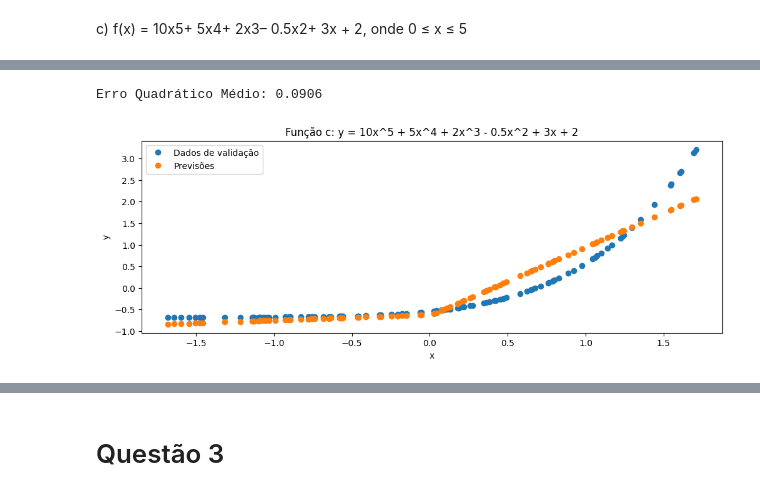
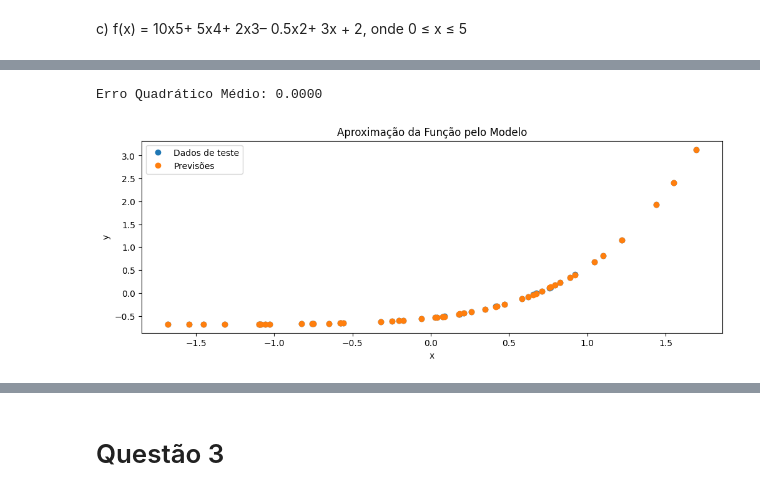
Before and after one commit to ArthurrCr/DEEP-LEARNING, a Jupyter notebook: [DL] 1A Lista_.ipynb, the cells around one changed output, grey strips where cells are left out. Drawn from its saved outputs; the diff is of its cells as text; code cells hidden in the pictures.

```diff
--- a/[DL] 1A Lista_.ipynb
+++ b/[DL] 1A Lista_.ipynb
@@ -674,8 +699,8 @@ training_costs = []
 validation_costs = []
 
 # Treinamento do modelo Por Lote (Batch)
-for i in range(50000):
-    # Forward propagation
+for i in range(500000):
+    # Forward propagation camada
     AL_b, caches_b = L_model_forward(x_train_b_standardized, parameters_b, hidden_activation='relu', output_activation='linear')
 
     # Compute cost.
@@ -686,7 +711,7 @@ for i in range(50000):
     grads_b = L_model_backward(AL_b, y_train_b_standardized, caches_b, hidden_activation='relu', output_activation='linear', problema='regressao')
 
     # Update parameters.
-    parameters_b = update_parameters(parameters_b, grads_b, learning_rate=0.1)
+    parameters_b = update_parameters(parameters_b, grads_b, learning_rate=43)
 
     # Compute validation cost.
     AL_val_b, _ = L_model_forward(x_val_b_standardized, parameters_b, hidden_activation='relu', output_activation='linear')
@@ -696,6 +721,6 @@ for i in range(50000):
     if i % 10000 == 0:
         print(f"Iteração {i} - Custo de Treinamento: {cost_train} - Custo de Validação: {cost_val}")
 
-    if cost_train <= 0.01:
+    if cost_train <= 0.00001:
         break
 # %% [output]
@@ -752,11 +804,14 @@ y_samples_c = function_c(x_samples_c)
 
 # Dividindo os dados em conjuntos de treinamento e validação
 indices_c = np.random.permutation(len(x_samples_c))
-train_indices_c = indices_c[:int(0.8*len(x_samples_c))]
-val_indices_c = indices_c[int(0.8*len(x_samples_c)):]
+train_indices_c = indices_c[:int(0.8*len(x_samples_c))] # 80% dos dados para treinamento
+val_indices_c = indices_c[int(0.8*len(x_samples_c)):int(0.9*len(x_samples_c))] # 10% dos dados para validação
+test_indices_c = indices_c[int(0.9*len(x_samples_c)):] # 10% dos dados para teste
 
 x_train_c = x_samples_c[train_indices_c].reshape(1, -1)
 y_train_c = y_samples_c[train_indices_c].reshape(1, -1)
 x_val_c = x_samples_c[val_indices_c].reshape(1, -1)
 y_val_c = y_samples_c[val_indices_c].reshape(1, -1)
+x_test_c = x_samples_c[test_indices_c].reshape(1, -1)
+y_test_c = y_samples_c[test_indices_c].reshape(1, -1)
 # %%
@@ -784,9 +840,11 @@ std_y_train_c = np.std(y_train_c)
 x_train_c_standardized = (x_train_c - mean_x_train_c) / std_x_train_c
 y_train_c_standardized = (y_train_c - mean_y_train_c) / std_y_train_c
 
-# Padronização dos conjuntos de validação usando os mesmos parâmetros do conjunto de treinamento
+# Padronização dos conjuntos de validação e teste
 x_val_c_standardized = (x_val_c - mean_x_train_c) / std_x_train_c
 y_val_c_standardized = (y_val_c - mean_y_train_c) / std_y_train_c
+x_test_c_standardized = (x_test_c - mean_x_train_c) / std_x_train_c
+y_test_c_standardized = (y_test_c - mean_y_train_c) / std_y_train_c
 # %%
 # plotar a função c
 plt.figure(figsize=(12, 4))
@@ -813,7 +870,7 @@ training_costs_c = []
 validation_costs_c = []
 
 # Treinamento do modelo Por Lote (Batch)
-for i in range(25000):
+for i in range(2500000):
     # Forward propagation
     AL_c, caches_c = L_model_forward(x_train_c_standardized, parameters_c, hidden_activation='relu', output_activation='linear')
 
@@ -825,7 +882,7 @@ for i in range(25000):
     grads_c = L_model_backward(AL_c, y_train_c_standardized, caches_c, hidden_activation='relu', output_activation='linear', problema='regressao')
 
     # Update parameters.
-    parameters_c = update_parameters(parameters_c, grads_c, learning_rate=0.1)
+    parameters_c = update_parameters(parameters_c, grads_c, learning_rate=43)
 
     # Compute validation cost.
     AL_val_c, _ = L_model_forward(x_val_c_standardized, parameters_c, hidden_activation='relu', output_activation='linear')
@@ -835,6 +892,6 @@ for i in range(25000):
     if i % 10000 == 0:
         print(f"Iteração {i} - Custo de Treinamento: {cost_train_c} - Custo de Validação: {cost_val_c}")
 
-    if cost_train_c <= 0.01:
+    if cost_train_c <= 0.00001:
         break
 # %% [output]
@@ -844,23 +914,23 @@ Iteração 20000 - Custo de Treinamento: 0.1069328049403545 - Custo de Validaç
 # %%
 # Propagação para frente para fazer previsões com o modelo treinado
-AL_test_c, _ = L_model_forward(x_val_c_standardized, parameters_c, hidden_activation='relu', output_activation='linear')
+AL_test_c, _ = L_model_forward(x_test_c_standardized, parameters_c, hidden_activation='relu', output_activation='linear')
 
 # Erro quadrático médio
-mse_c = np.mean((AL_test_c - y_val_c_standardized)**2)
+mse_c = np.mean((AL_test_c - y_test_c_standardized)**2)
 print(f"Erro Quadrático Médio: {mse_c:.4f}")
 
 # Plotar a função c
 plt.figure(figsize=(12, 4))
-plt.plot(x_val_c_standardized.T, y_val_c_standardized.T, 'o', label='Dados de validação')
-plt.plot(x_val_c_standardized.T, AL_test_c.T, 'o', label='Previsões')
-plt.title('Função c: y = 10x^5 + 5x^4 + 2x^3 - 0.5x^2 + 3x + 2')
+plt.plot(x_test_c_standardized.T, y_test_c_standardized.T, 'o', label='Dados de teste')
+plt.plot(x_test_c_standardized.T, AL_test_c.T, 'o', label='Previsões')
+plt.title("Aproximação da Função pelo Modelo")
 plt.xlabel('x')
 plt.ylabel('y')
 plt.legend()
 plt.show()
 # %% [output]
-Erro Quadrático Médio: 0.0906
+Erro Quadrático Médio: 0.0000
-[figure, old version]
+[figure, new version]
 # %%
 # Plotting the training and validation cost
 plt.figure(figsize=(12, 5))
```
Also changed, not shown: parts of 33 cells of this notebook.
